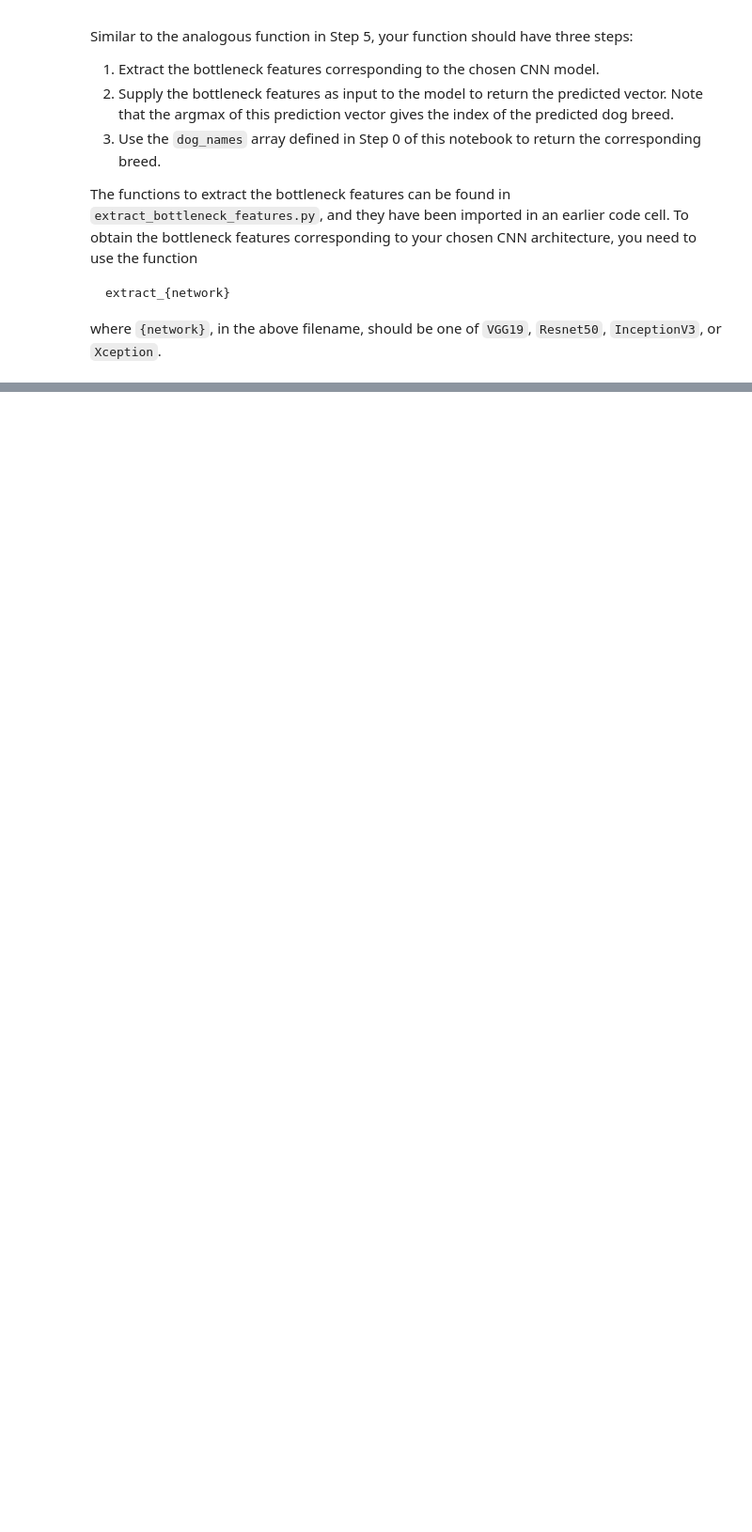
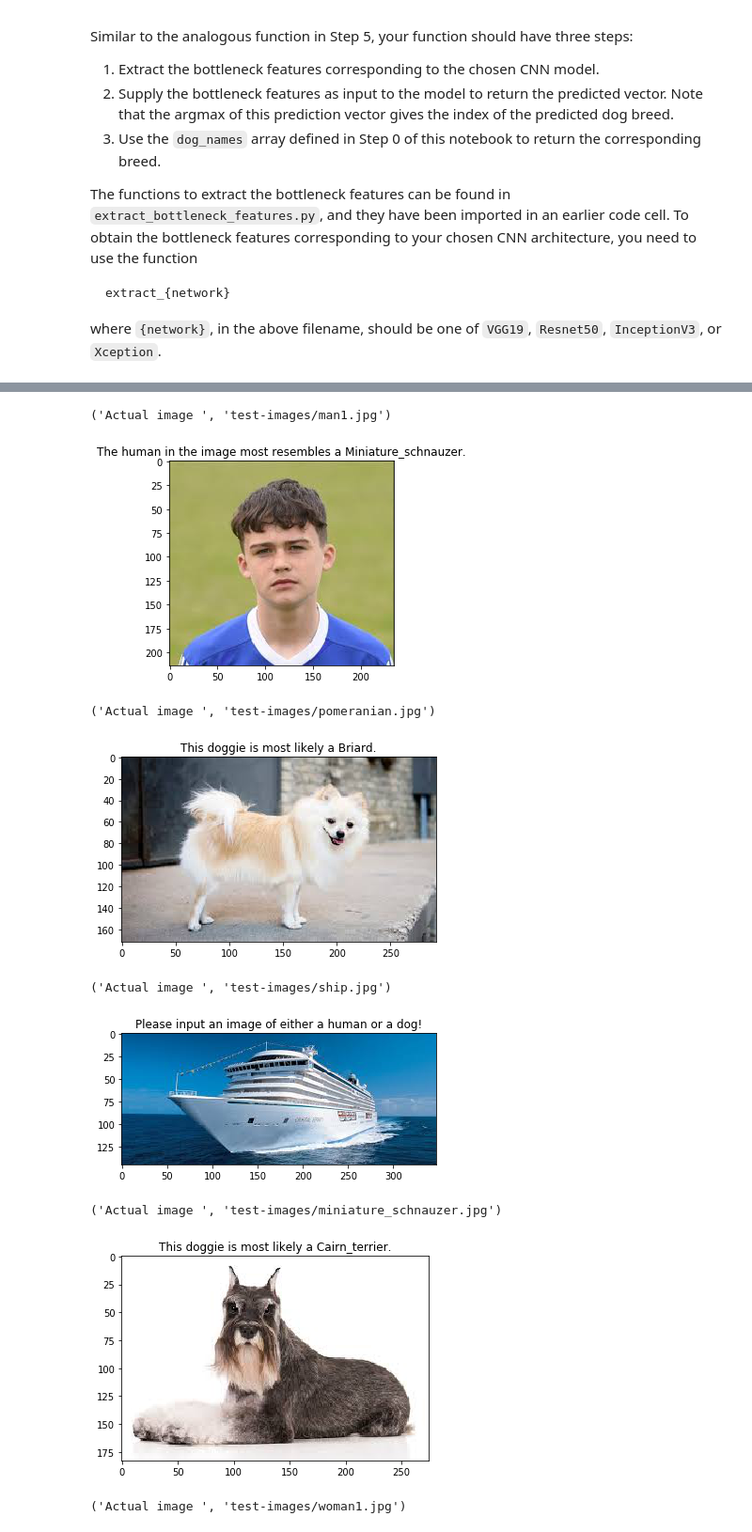
Before and after one commit to knatarasan/dog-project, a Jupyter notebook: dog_app.ipynb, the cells around one changed output, grey strips where cells are left out. Shown at 94% size. Drawn from its saved outputs; the diff is of its cells as text; code cells hidden in the pictures; blank space fills up the shorter version.

```diff
--- a/dog_app.ipynb
+++ b/dog_app.ipynb
@@ -677,3 +833,25 @@ __Answer:__
 ## TODO: Execute your algorithm from Step 6 on
 ## at least 6 images on your computer.
 ## Feel free to use as many code cells as needed.
+# %%
+#,"test-images/dog3.jpg","test-images/man1.jpg","test-images/dog2.jpg","test-images/dog4.jpg","test-images/woman1.jpg"
+#local-examples = ["test-images/dog1.jpg"]
+#for i in range (0,len(local-examples)):
+#    dog_breed_detector_custom(local-examples[i])
+
+dog_breed_detector_custom("test-images/man1.jpg")
+dog_breed_detector_custom("test-images/pomeranian.jpg")
+dog_breed_detector_custom("test-images/ship.jpg")
+dog_breed_detector_custom("test-images/miniature_schnauzer.jpg")
+dog_breed_detector_custom("test-images/woman1.jpg")
+dog_breed_detector_custom("test-images/alsatian.jpg")
+# %% [output]
+('Actual image ', 'test-images/man1.jpg')
+[figure, added]
+('Actual image ', 'test-images/pomeranian.jpg')
+[figure, added]
+('Actual image ', 'test-images/ship.jpg')
+[figure, added]
+('Actual image ', 'test-images/miniature_schnauzer.jpg')
+[figure, added]
+('Actual image ', 'test-images/woman1.jpg')
```
Also changed, not shown: parts of 28 cells of this notebook, 7 other files.
